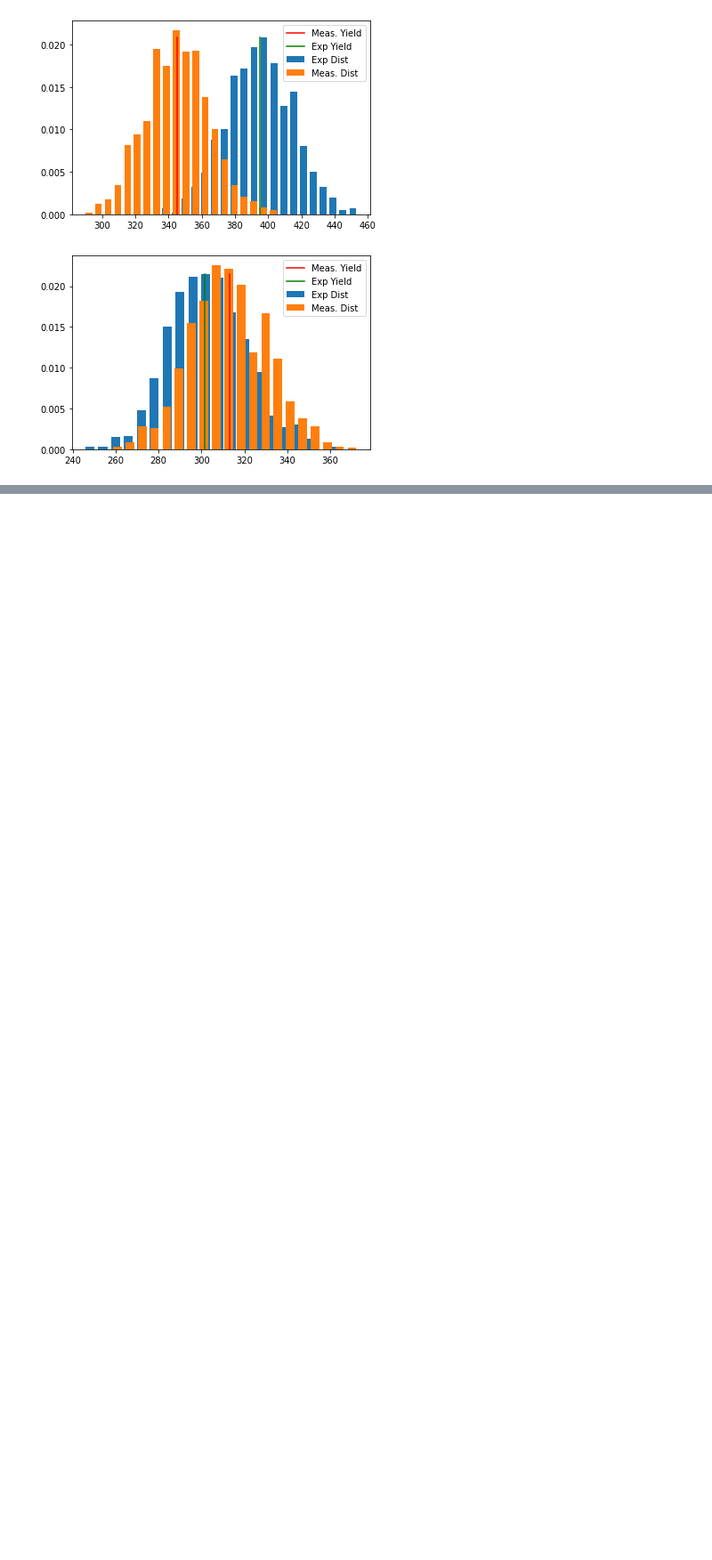
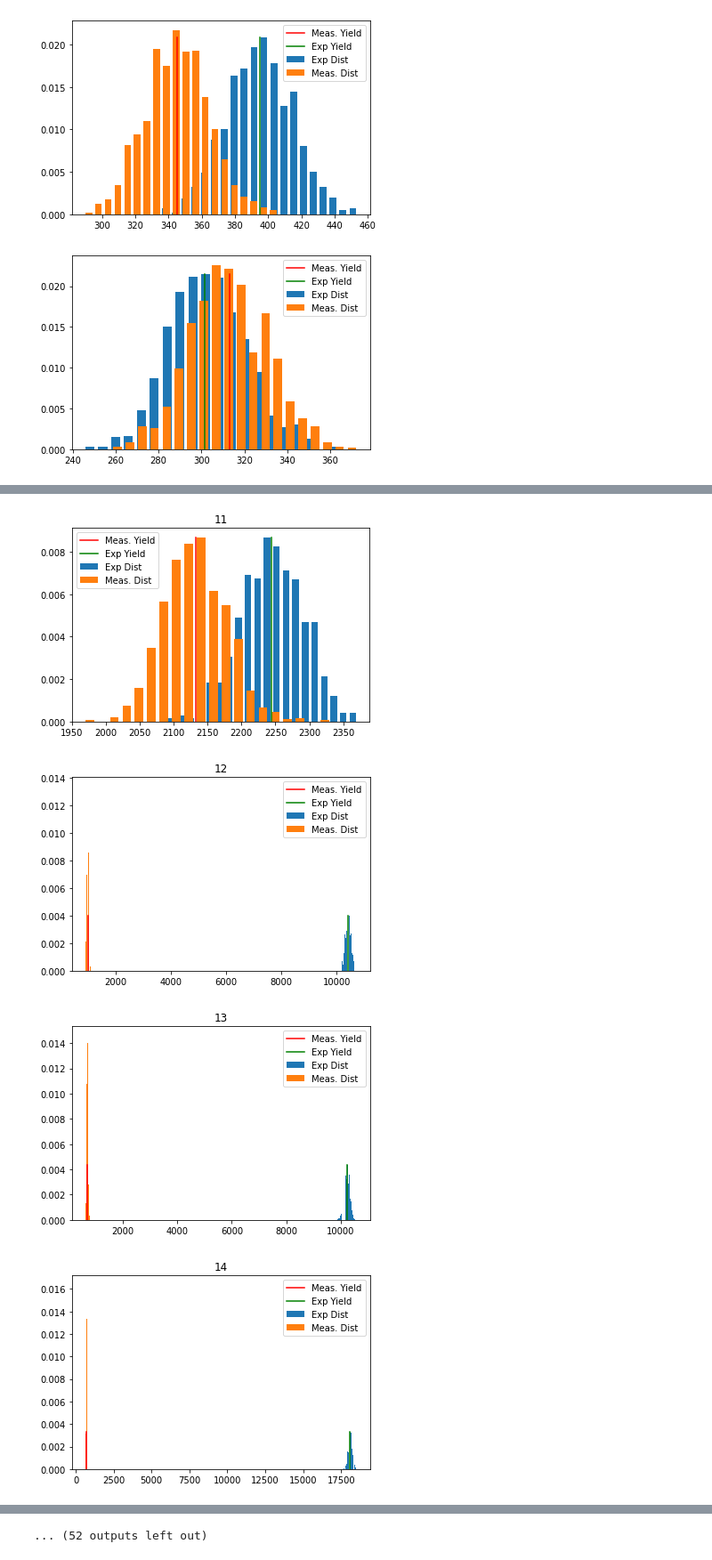
Before and after one commit to jakelane137/MI_Notebook, a Jupyter notebook: MI.ipynb, the cells around one changed output, grey strips where cells are left out. Shown at 89% size. Cells and saved outputs as stored; diff of their text form; code cells hidden in the pictures; blank space fills up the shorter version.

```diff
--- a/MI.ipynb
+++ b/MI.ipynb
@@ -460,10 +460,10 @@ M = {}
 
 for i in range(1,9):
     for j in range(1,9):
-        M[f"{i}{j}"] = getMij(i, j, binned_data) + getMij(-i, j, binned_data) + getMij(i, -j, binned_data) + getMij(-i, -j, binned_data)
-        #M[f"{-i}{j}"] = getMij(-i, j, binned_data)
-        #M[f"{i}{-j}"] = getMij(i, -j, binned_data)
-        #M[f"{-i}{-j}"] = getMij(-i, -j, binned_data)
+        M[f"{i}{j}"] = getMij(i, j, binned_data)
+        M[f"{-i}{j}"] = getMij(-i, j, binned_data)
+        M[f"{i}{-j}"] = getMij(i, -j, binned_data)
+        M[f"{-i}{-j}"] = getMij(-i, -j, binned_data)
 
 
 for i in range(1,9):
@@ -633,0 +651,55 @@ m.minos()
+# %%
+def eDT(i,j,c,s):
+    eDTSum=0
+    for k in range(1,9):
+        for l in range(1,9):
+            eDTSum+=(F(k)*F(-l) + F(-k)*F(l) - 2*(c[f"{k}"]*c[f"{l}"] + s[f"{k}"]*s[f"{l}"] )*(F(k)*F(-k)*F(l)*F(-l))**0.5)/2
+    return (F(i)*F(-j) + F(-i)*F(j) - 2*(c[f"{i}"]*c[f"{j}"] + s[f"{i}"]*s[f"{j}"] )*(F(i)*F(-i)*F(j)*F(-j))**0.5)/2
+
+DT_Sum = 0
+for i in range(1,9):
+    for j in range(1,9):
+        if i>j:
+            DT_Sum += M[f"{i}{j}"]+M[f"{j}{i}"]+M[f"{-i}{j}"]+M[f"{j}{-i}"]+M[f"{i}{-j}"]+M[f"{-j}{i}"]+M[f"{-i}{-j}"]+M[f"{-j}{-i}"]
+        #M[f"{i}{j}"]+M[f"{-i}{-j}"]
+        elif i==j:
+            DT_Sum += M[f"{i}{j}"]+M[f"{-i}{j}"]+M[f"{i}{-j}"]+M[f"{-i}{-j}"]
+
+
+for i in range(1,9):
+    for j in range(1,9):
+
+        mu = eDT(i,j, ci, si)*DT_Sum
+
+        f, a = plt.subplots(1,1)
+        x = np.random.poisson(mu, 1000)
+        n, b = np.histogram(x, bins=20, density=True)
+        c = 0.5*(b[1:] + b[:-1])
+        w = 0.7*(c[1] - c[0])
+        xm = M[f"{i}{j}"]+M[f"{j}{i}"]
+        if i>j:
+            xm = M[f"{i}{j}"]+M[f"{j}{i}"]+M[f"{-i}{j}"]+M[f"{j}{-i}"]+M[f"{i}{-j}"]+M[f"{-j}{i}"]+M[f"{-i}{-j}"]+M[f"{-j}{-i}"]
+        #M[f"{i}{j}"]+M[f"{-i}{-j}"]
+        elif i==j:
+            xm = M[f"{i}{j}"]+M[f"{-i}{j}"]+M[f"{i}{-j}"]+M[f"{-i}{-j}"]
+
+
+        ym = max(n)
+
+        x0 = np.random.poisson(xm, 1000)
+        n0, b0 = np.histogram(x0, bins=20, density=True)
+        c0 = 0.5*(b0[1:] + b0[:-1])
+        w0 = 0.7*(c0[1] - c0[0])
+
+
+        a.bar(c, n, width=w, label=f"Exp Dist")
+        a.bar(c0, n0, width=w0, label=f"Meas. Dist")
+        a.plot([xm,xm], [0,ym], color="red", label="Meas. Yield")
+        a.plot([mu,mu], [0,ym], color="green", label="Exp Yield")
+        a.set_title(f"{i}{j}")
+        a.legend()
+# %% [output]
+[figure, added]
+[figure, added]
+[figure, added]
+[figure, added]
@@ -633,0 +714 @@ m.minos()
+... (52 outputs left out)
```
Also changed, not shown: parts of 3 cells of this notebook.
